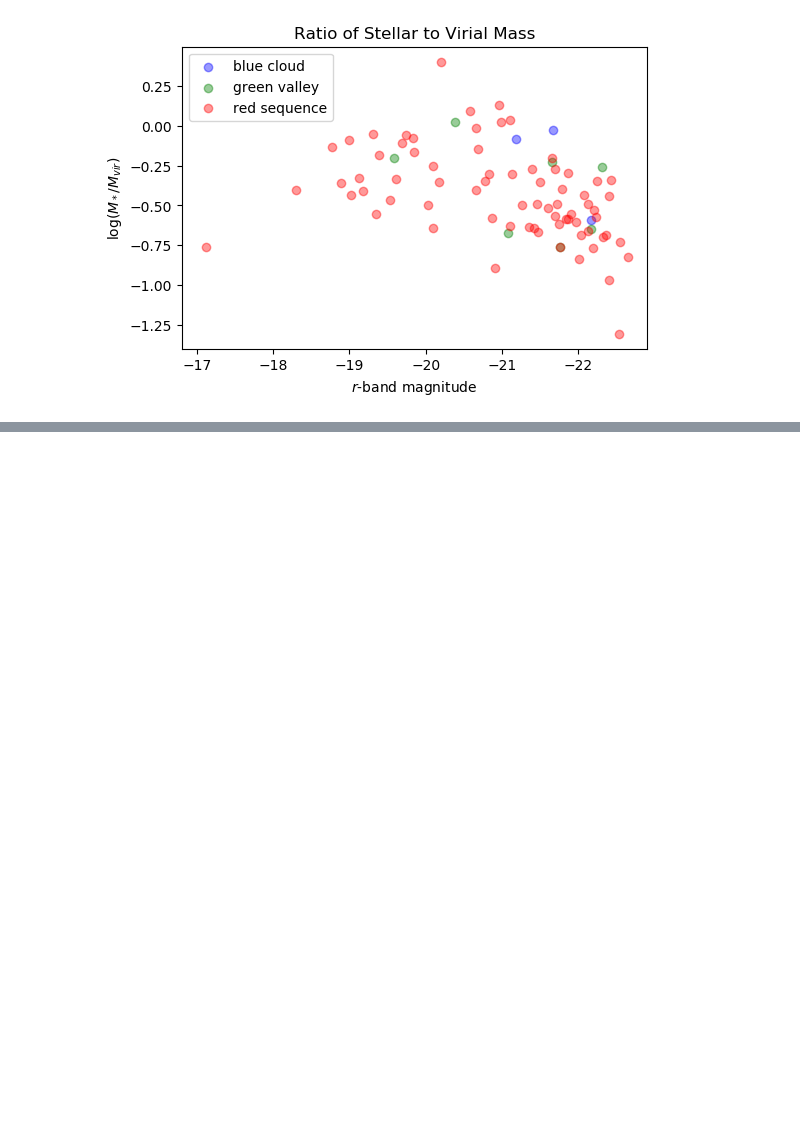
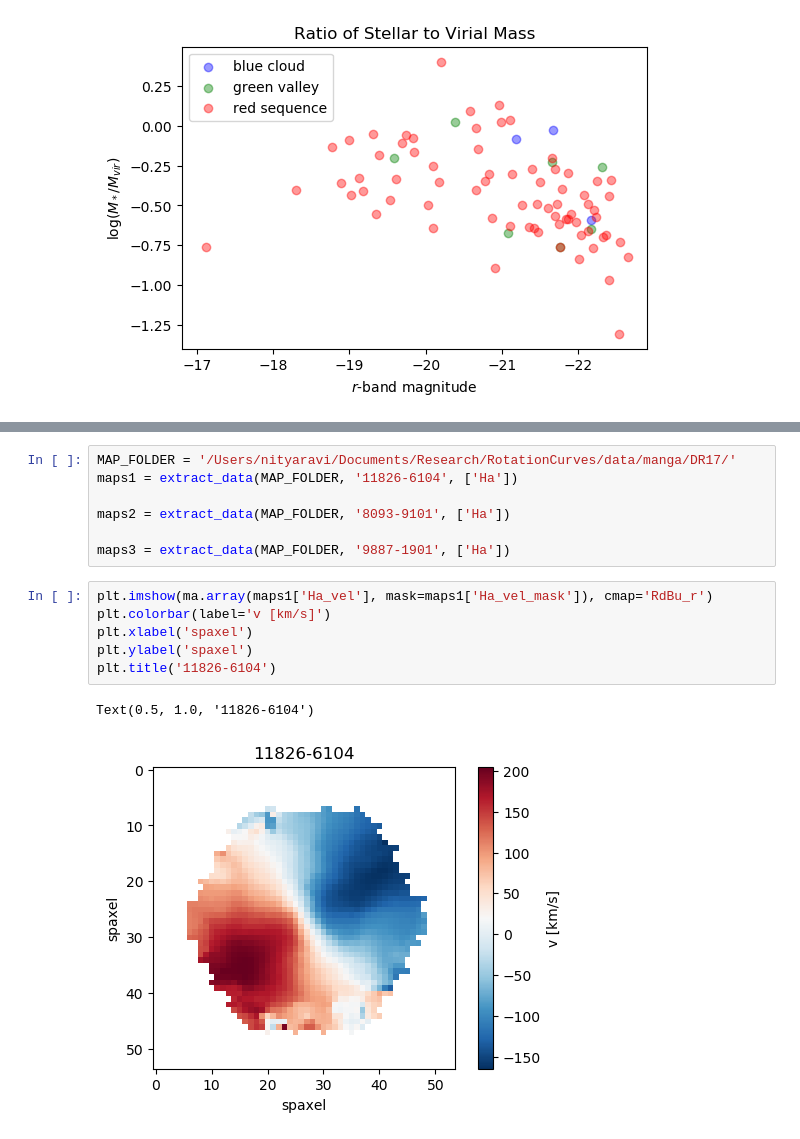
Before and after one commit to kadglass/RotationCurves, a Jupyter notebook: notebooks/elliptical_test.ipynb, the cells around one changed output, grey strips where cells are left out. Saved outputs shown, nothing was run; the diff lists cells and outputs as text; blank space fills up the shorter version.

```diff
--- a/notebooks/elliptical_test.ipynb
+++ b/notebooks/elliptical_test.ipynb
@@ -87,0 +122,16 @@ plt.savefig(plot_dir + 'mag_mratio.png')
+# %%
+MAP_FOLDER = '/Users/nityaravi/Documents/Research/RotationCurves/data/manga/DR17/'
+maps1 = extract_data(MAP_FOLDER, '11826-6104', ['Ha'])
+
+maps2 = extract_data(MAP_FOLDER, '8093-9101', ['Ha'])
+
+maps3 = extract_data(MAP_FOLDER, '9887-1901', ['Ha'])
+# %%
+plt.imshow(ma.array(maps1['Ha_vel'], mask=maps1['Ha_vel_mask']), cmap='RdBu_r')
+plt.colorbar(label='v [km/s]')
+plt.xlabel('spaxel')
+plt.ylabel('spaxel')
+plt.title('11826-6104')
+# %% [output]
+Text(0.5, 1.0, '11826-6104')
+[figure, added]
```
Also changed, not shown: parts of 26 cells of this notebook.
